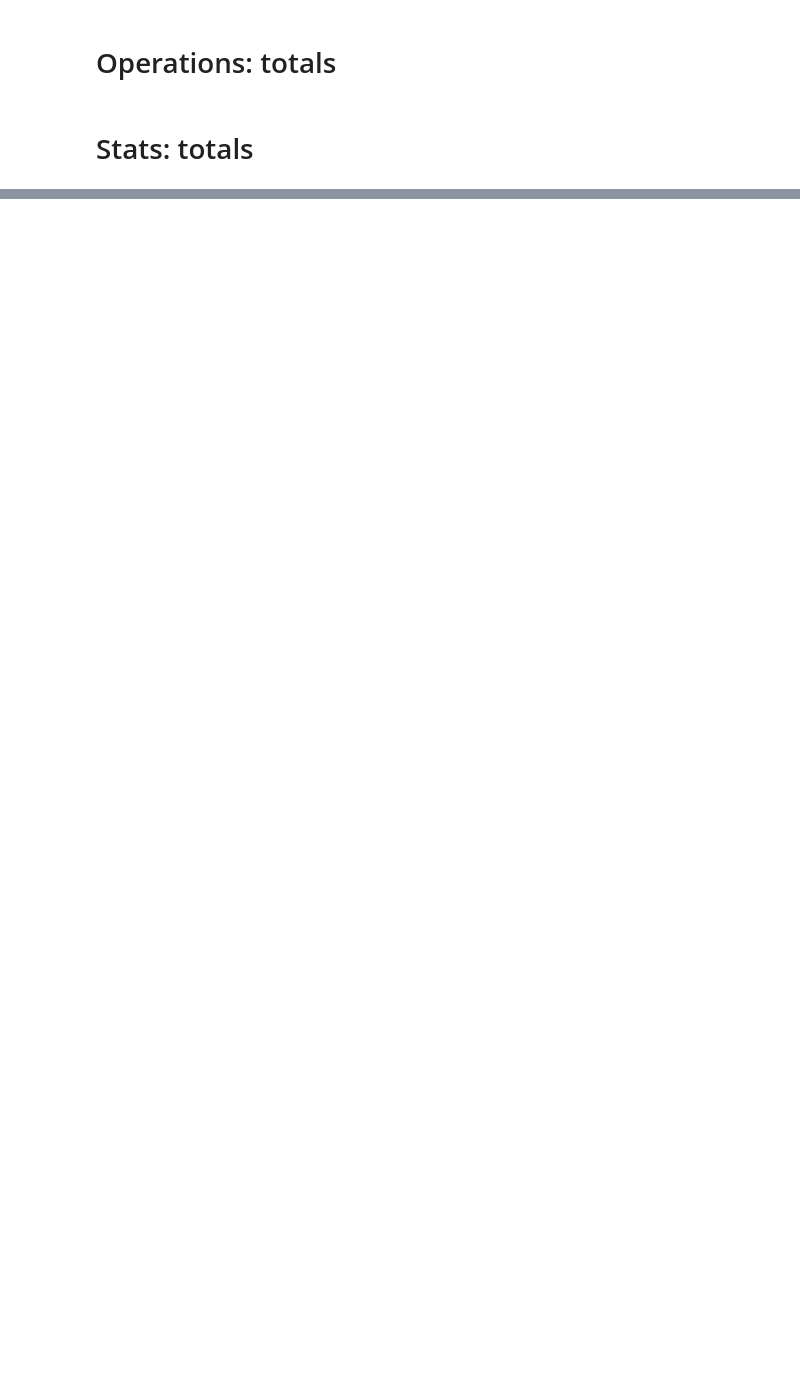
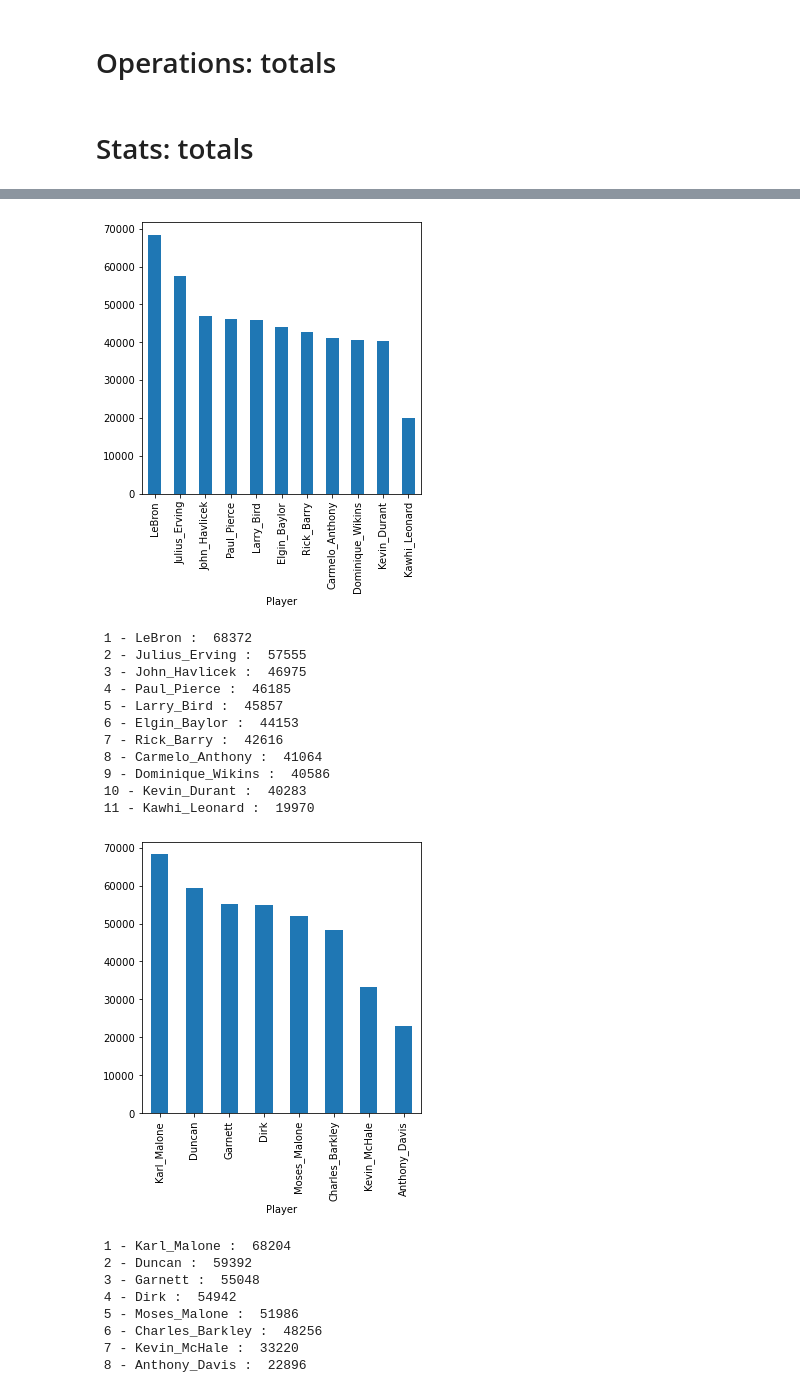
Before and after one commit to Justsecret123/NBA-Players-Stats-analysis, a Jupyter notebook: Players_stats _with_panda.ipynb, the cells around one changed output, grey strips where cells are left out. Drawn from its saved outputs; the diff is of its cells as text; code cells hidden in the pictures; blank space fills up the shorter version.

```diff
--- a/Players_stats _with_panda.ipynb
+++ b/Players_stats _with_panda.ipynb
@@ -14,0 +72,3 @@ playoffs = playoffs.set_index('Player')
+# %%
+small_forwards = totals[totals["Primary Position"] == 3]
+small_forwards.head(3)
@@ -14,0 +83,3 @@ playoffs = playoffs.set_index('Player')
+# %%
+power_forwards = totals[totals["Primary Position"] == 4]
+power_forwards.head(3)
@@ -276,0 +465,27 @@ Total execution time:  4.063955307006836  seconds.
+# %%
+def TotalsByPosition_Forwards():
+
+    sf_totals = small_forwards.sum(axis=1)
+    pf_totals = power_forwards.sum(axis=1)
+
+
+    t = sf_totals.sort_values(ascending=False)
+    plt.figure(figsize=[5,5])
+    t.plot.bar()
+    plt.show()
+
+    ordered = sf_totals.sort_values(ascending=False)
+    size = ordered.shape[0]
+    for i in range(size):
+        print(f' {i+1} - {ordered.index[i]} :  {ordered.values[i]}')
+
+
+    t = pf_totals.sort_values(ascending=False)
+    plt.figure(figsize=[5,5])
+    t.plot.bar()
+    plt.show()
+
+    ordered = pf_totals.sort_values(ascending=False)
+    size = ordered.shape[0]
+    for i in range(size):
+        print(f' {i+1} - {ordered.index[i]} :  {ordered.values[i]}')
@@ -276,0 +494,24 @@ Total execution time:  4.063955307006836  seconds.
+# %%
+TotalsByPosition_Forwards()
+# %% [output]
+[figure, added]
+ 1 - LeBron :  68372
+ 2 - Julius_Erving :  57555
+ 3 - John_Havlicek :  46975
+ 4 - Paul_Pierce :  46185
+ 5 - Larry_Bird :  45857
+ 6 - Elgin_Baylor :  44153
+ 7 - Rick_Barry :  42616
+ 8 - Carmelo_Anthony :  41064
+ 9 - Dominique_Wikins :  40586
+ 10 - Kevin_Durant :  40283
+ 11 - Kawhi_Leonard :  19970
+[figure, added]
+ 1 - Karl_Malone :  68204
+ 2 - Duncan :  59392
+ 3 - Garnett :  55048
+ 4 - Dirk :  54942
+ 5 - Moses_Malone :  51986
+ 6 - Charles_Barkley :  48256
+ 7 - Kevin_McHale :  33220
+ 8 - Anthony_Davis :  22896
```
Also changed, not shown: parts of 55 cells of this notebook, 3 other files.
